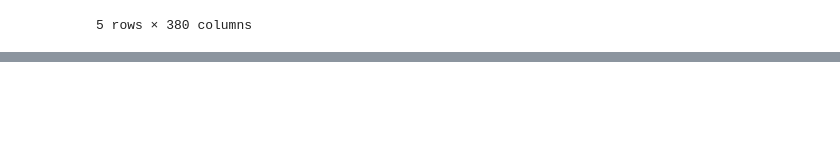
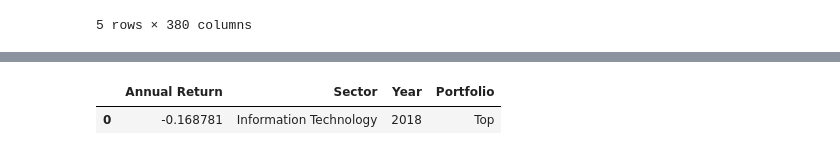
Before and after one commit to willwillis/sector-top-dogs, a Jupyter notebook: notebooks/Mina/ticker_data.ipynb, the cells around one changed output, grey strips where cells are left out. Drawn from its saved outputs; the diff is of its cells as text; code cells hidden in the pictures; blank space fills up the shorter version.

```diff
--- a/notebooks/Mina/ticker_data.ipynb
+++ b/notebooks/Mina/ticker_data.ipynb
@@ -69,0 +119,5 @@ prices_df.head()
+# %%
+one_df = prices_df[top_list].copy()
+one_df = one_df.loc['2018-01-02':'2019-01-02']
+one_returns = one_df.pct_change()
+one_returns
@@ -69,0 +142,18 @@ prices_df.head()
+# %%
+weights = [0.1, 0.1, 0.1, 0.1, 0.1, 0.1, 0.1, 0.1, 0.1, 0.1]
+portfolio_monthly = one_returns.dot(weights)
+portfolio_one = (1 + portfolio_monthly).cumprod() - 1
+# %%
+portfolio_one = portfolio_one.tail(1)
+# %%
+portfolio_one = pd.DataFrame(portfolio_one)
+portfolio_one = portfolio_one.reset_index(drop=True)
+# %%
+portfolio_one = portfolio_one.rename(columns={0:'Annual Return'})
+portfolio_one['Sector'] = "Information Technology"
+portfolio_one['Year'] = '2018'
+portfolio_one['Portfolio']='Top'
+portfolio_one
+# %% [output]
+|  | Annual Return | Sector | Year | Portfolio |
+| 0 | -0.168781 | Information Technology | 2018 | Top |
```
Also changed, not shown: parts of 7 cells of this notebook, 2 other files.
